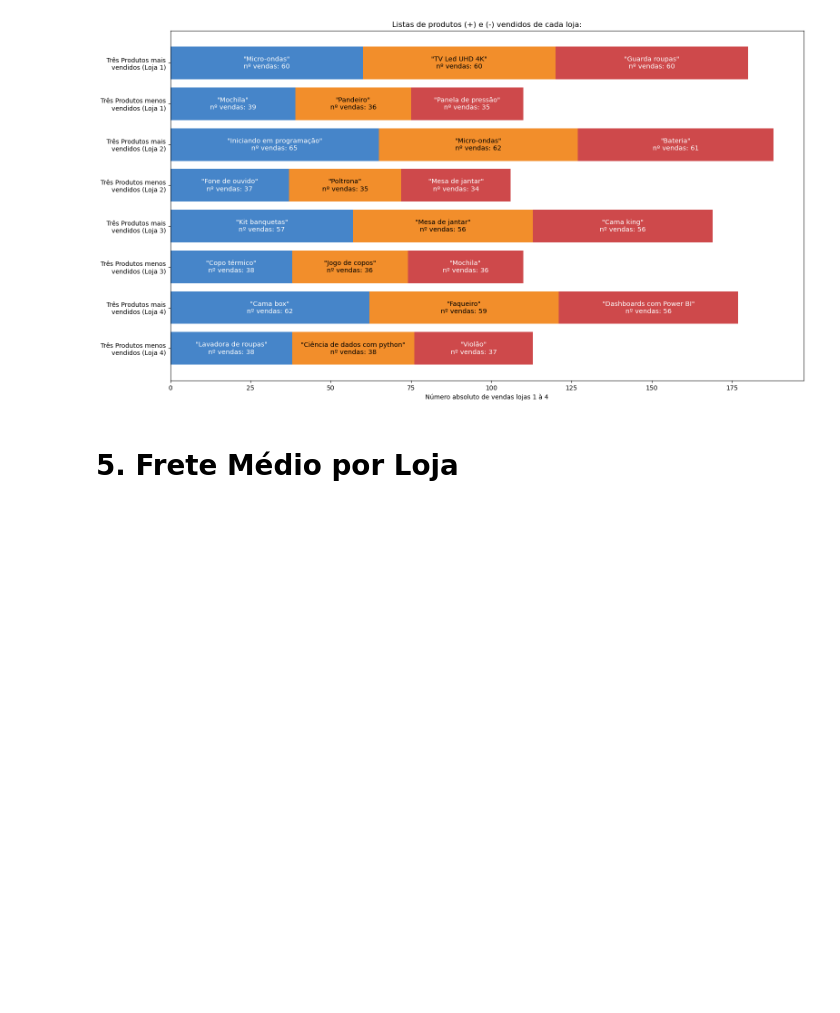
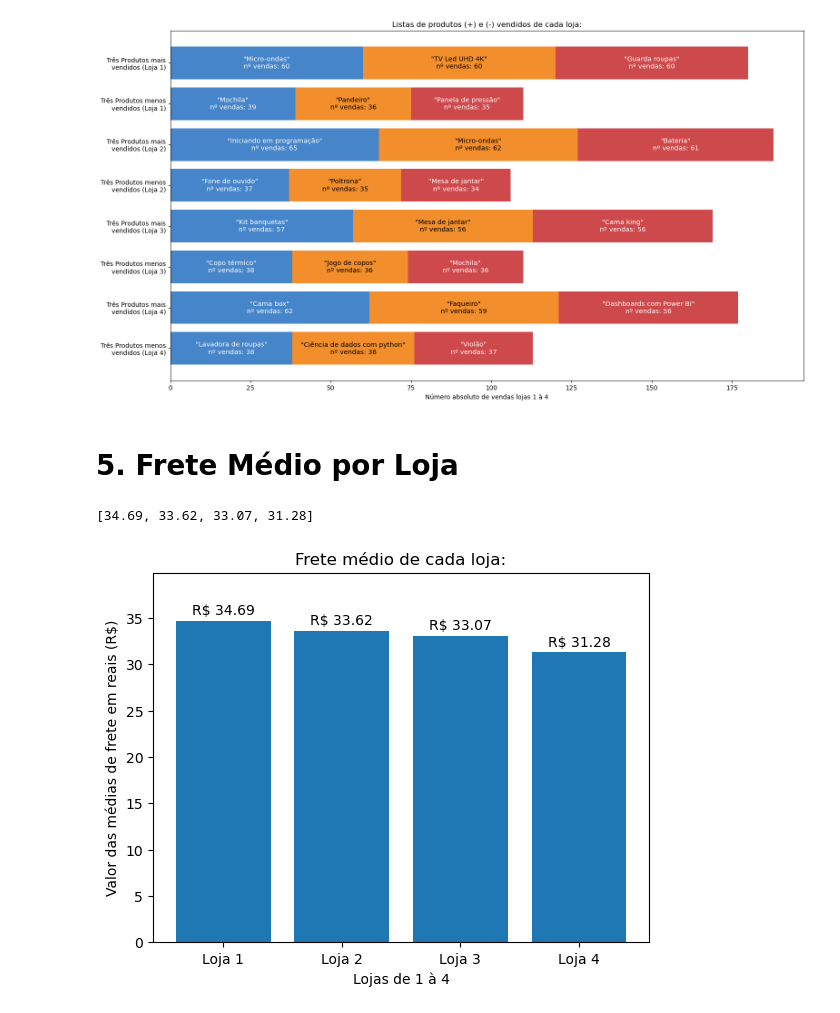
Before and after one commit to Megalonnix/ChallengeAluraStore, a Jupyter notebook: AluraStoreBr.ipynb, the cells around one changed output. Saved outputs shown, nothing was run; the diff lists cells and outputs as text; code cells hidden in the pictures; blank space fills up the shorter version.

```diff
--- a/AluraStoreBr.ipynb
+++ b/AluraStoreBr.ipynb
@@ -652,3 +652,48 @@ plt.show()
 [figure]
 # %% [markdown]
 # 5. Frete Médio por Loja
+# %%
+# Coletando médias de frete das lojas 1 à 4:
+
+def calcMediaFrete(lojaEscolhida):
+    somaItems = sum(lojaEscolhida['Frete'])
+    numItems = len(lojaEscolhida['Frete'])
+    mediaF = round(somaItems/numItems, 2)
+    return mediaF
+
+mediasFrete = []
+m1 = calcMediaFrete(loja)
+m2 = calcMediaFrete(loja2)
+m3 = calcMediaFrete(loja3)
+m4 = calcMediaFrete(loja4)
+mediasFrete.extend([m1,m2,m3,m4])
+
+mediasFrete
+# %% [output]
+[34.69, 33.62, 33.07, 31.28]
+# %%
+# Apresentando
+# médias de frete das lojas 1 à 4:
+
+import matplotlib.pyplot as plt
+
+# Dados Gráfico de barras (Meu array de médias de fretes):
+valoresBarras = mediasFrete
+nomesLojas = ['Loja 1','Loja 2','Loja 3','Loja 4']
+
+plt.bar(nomesLojas, valoresBarras)
+plt.title('Frete médio de cada loja:')
+plt.xlabel('Lojas de 1 à 4')
+plt.ylabel('Valor das médias de frete em reais (R$)')
+plt.ylim(0, max(valoresBarras) * 1.15)
+
+for i, valor in enumerate(valoresBarras):
+    plt.text(
+        i,
+        valor + valor/100,
+        f'R$ {valor}',
+        ha='center',
+        va="bottom",
+        fontsize=10)
+# %% [output]
+[figure, added]
```
Also changed, not shown: parts of 2 cells of this notebook.
